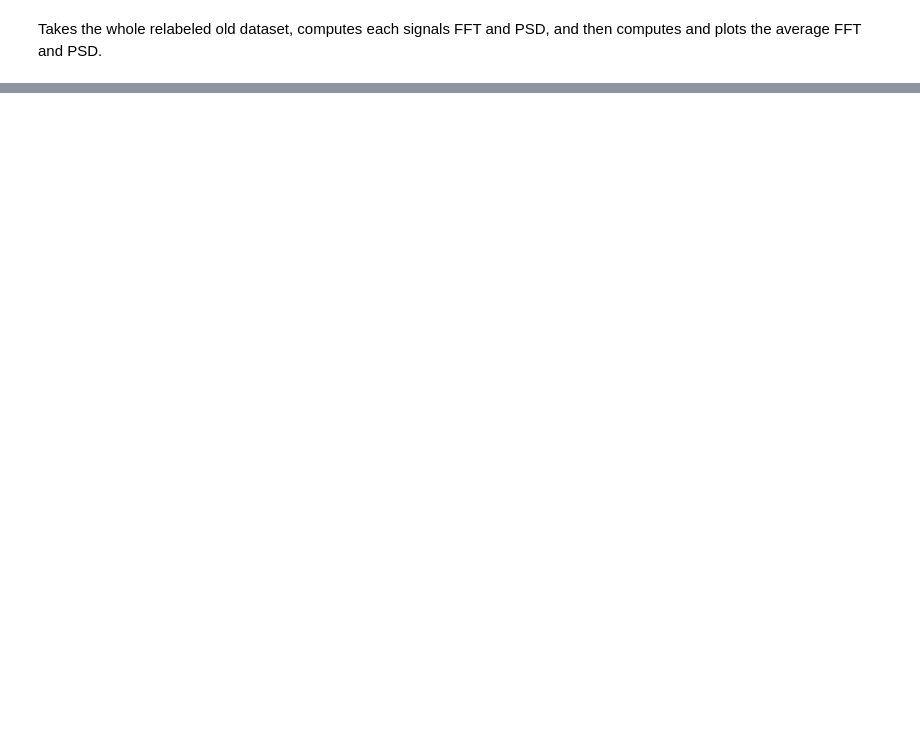
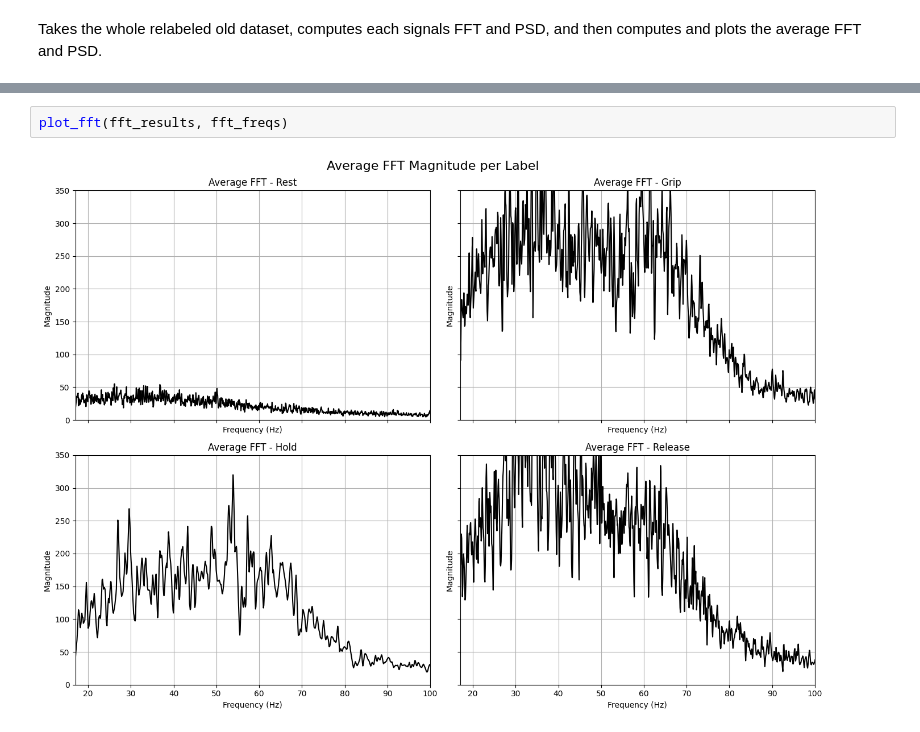
Before and after one commit to OsirisPrime/CDT406, a Jupyter notebook: notebooks/analysis_notebooks/avg_freq_analysis.ipynb, the cells around one changed output, grey strips where cells are left out. Saved outputs shown, nothing was run; the diff lists cells and outputs as text; blank space fills up the shorter version.

```diff
--- a/notebooks/analysis_notebooks/avg_freq_analysis.ipynb
+++ b/notebooks/analysis_notebooks/avg_freq_analysis.ipynb
@@ -112,0 +127,4 @@ plt.show()
+# %%
+plot_fft(fft_results, fft_freqs)
+# %% [output]
+[figure, added]
```
Also changed, not shown: parts of 15 cells of this notebook.
